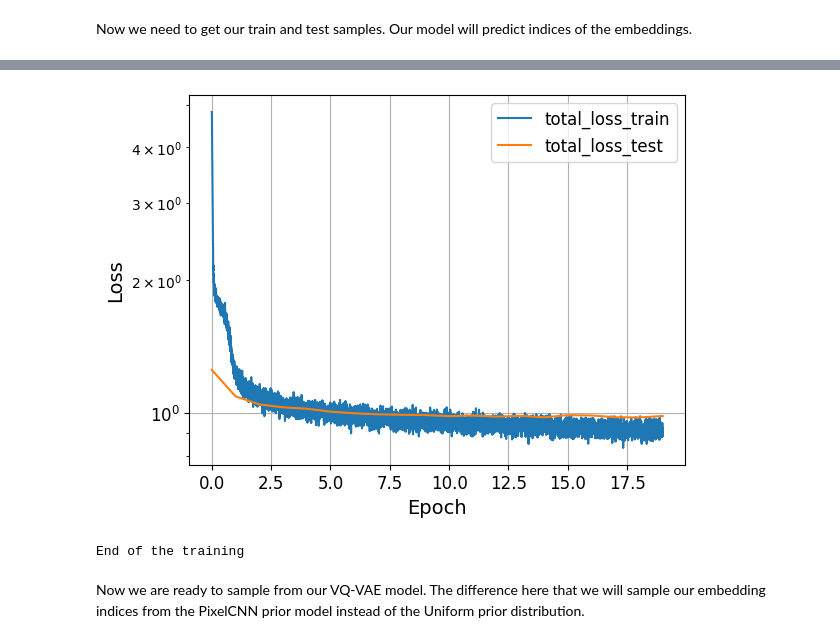
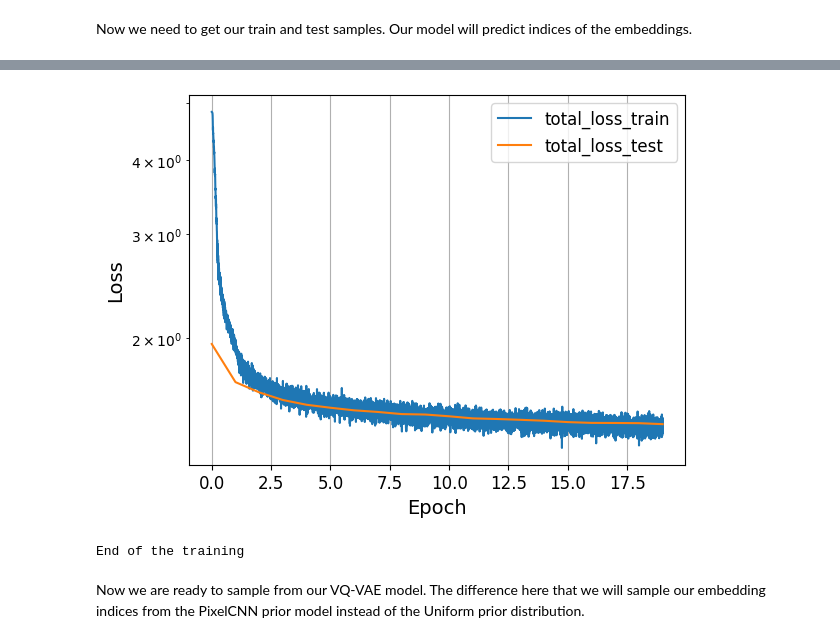
Before and after one commit to fantdali/2025-DGM-MIPT-YSDA-course, a Jupyter notebook: homeworks/hw3.ipynb, the cells around one changed output, grey strips where cells are left out. Cells and saved outputs as stored; diff of their text form; code cells hidden in the pictures.

```diff
--- a/homeworks/hw3.ipynb
+++ b/homeworks/hw3.ipynb
@@ -508,13 +586,25 @@ class PixelCNN(BaseModel):
         # the last layer should be MaskedConv2d (not ReLU)
         # Note 1: the first conv layer should be of type 'A'
         # Note 2: final output_dim in MaskedConv2d must be 2
-
+        model: list[nn.Module] = [
+            MaskedConv2d("A", num_embeddings, n_filters, kernel_size=kernel_size)
+        ]
+        for _ in range(n_layers):
+            model.append(nn.ReLU())
+            model.append(
+                MaskedConv2d("B", n_filters, n_filters, kernel_size=kernel_size)
+            )
+        model.append(nn.ReLU())
+        model.append(
+            MaskedConv2d("B", n_filters, num_embeddings, kernel_size=1)
+        )
+        self.net = nn.Sequential(*model)
         # ====
 
     def forward(self, x: torch.Tensor) -> torch.Tensor:
         # read the forward method carefully
         flattened = x.view((-1, 1))
-        encodings = torch.zeros(flattened.shape[0], self.num_embeddings).cuda()
+        encodings = torch.zeros(flattened.shape[0], self.num_embeddings).to(x.device)
         encodings.scatter_(1, flattened, 1)
         encodings = encodings.view((-1, *self.input_shape, self.num_embeddings))
         encodings = encodings.permute((0, 3, 1, 2))
@@ -525,13 +615,16 @@ class PixelCNN(BaseModel):
     def loss(self, x: torch.Tensor) -> dict:
         # ====
         # your code
-
+        # x: (B, 1, H, W)
+        logits = self.forward(x) # (B, num_embeddings, 1, H, W)
+        logits = logits.squeeze(2) # (B, num_embeddings, H, W)
+        total_loss = F.cross_entropy(logits, x.squeeze(1))
         # ====
         return {"total_loss": total_loss}
 
     def sample(self, n: int) -> np.ndarray:
         # read carefully the sampling process
-        samples = torch.zeros(n, 1, *self.input_shape, dtype=torch.int64).cuda()
+        samples = torch.zeros(n, 1, *self.input_shape, dtype=torch.int64, device=DEVICE)
         with torch.no_grad():
             for r in range(self.input_shape[0]):
                 for c in range(self.input_shape[1]):
@@ -544,8 +637,8 @@ class PixelCNN(BaseModel):
 
 
 def test_pixelcnn():
-    model = PixelCNN().cuda()
-    x = torch.zeros((1, 1, 8, 8), dtype=torch.int64).cuda()
+    model = PixelCNN().to(DEVICE)
+    x = torch.zeros((1, 1, 8, 8), dtype=torch.int64, device=DEVICE)
     output = model(x)
     assert output.shape == (1, 128, 1, 8, 8)
     losses = model.loss(x)
@@ -562,7 +655,13 @@ Now we need to get our train and test samples. Our model will predict indices of
 # ====
 # your code
 # you have to get indices of the emdeddings from the VQ-VAE model for train and test data
+INPUT_SHAPE = (8, 8)
 
+train_indices = model.get_indices(torch.from_numpy(train_data).to(DEVICE)) # (60000, 7, 7)
+train_indices = train_indices.unsqueeze(1).cpu().numpy() # (60000, 1, 7, 7)
+
+test_indices = model.get_indices(torch.from_numpy(test_data).to(DEVICE)) # (10000, 7, 7)
+test_indices = test_indices.unsqueeze(1).cpu().numpy() # (10000, 1, 7, 7)
 # ====
 
 assert isinstance(train_indices, np.ndarray)
@@ -573,11 +672,11 @@ assert test_indices.shape == (10000, 1, *INPUT_SHAPE)
 # ====
 # your code
 # choose these parameters by your own
-EPOCHS =
-BATCH_SIZE =
-LR =
-N_LAYERS =
-N_FILTERS =
+EPOCHS = 20
+BATCH_SIZE = 128
+LR = 3e-4
+N_LAYERS = 5
+N_FILTERS = 64
 # ====
 
 prior_model = PixelCNN(
@@ -608,4 +707,4 @@ Epoch: 20, loss: 0.9126454670546151
-[figure, old version]
+[figure, new version]
 End of the training
 # %% [markdown]
 Now we are ready to sample from our VQ-VAE model. The difference here that we will sample our embedding indices from the PixelCNN prior model instead of the Uniform prior distribution.
```
Also changed, not shown: parts of 26 cells of this notebook, 1 other file.
